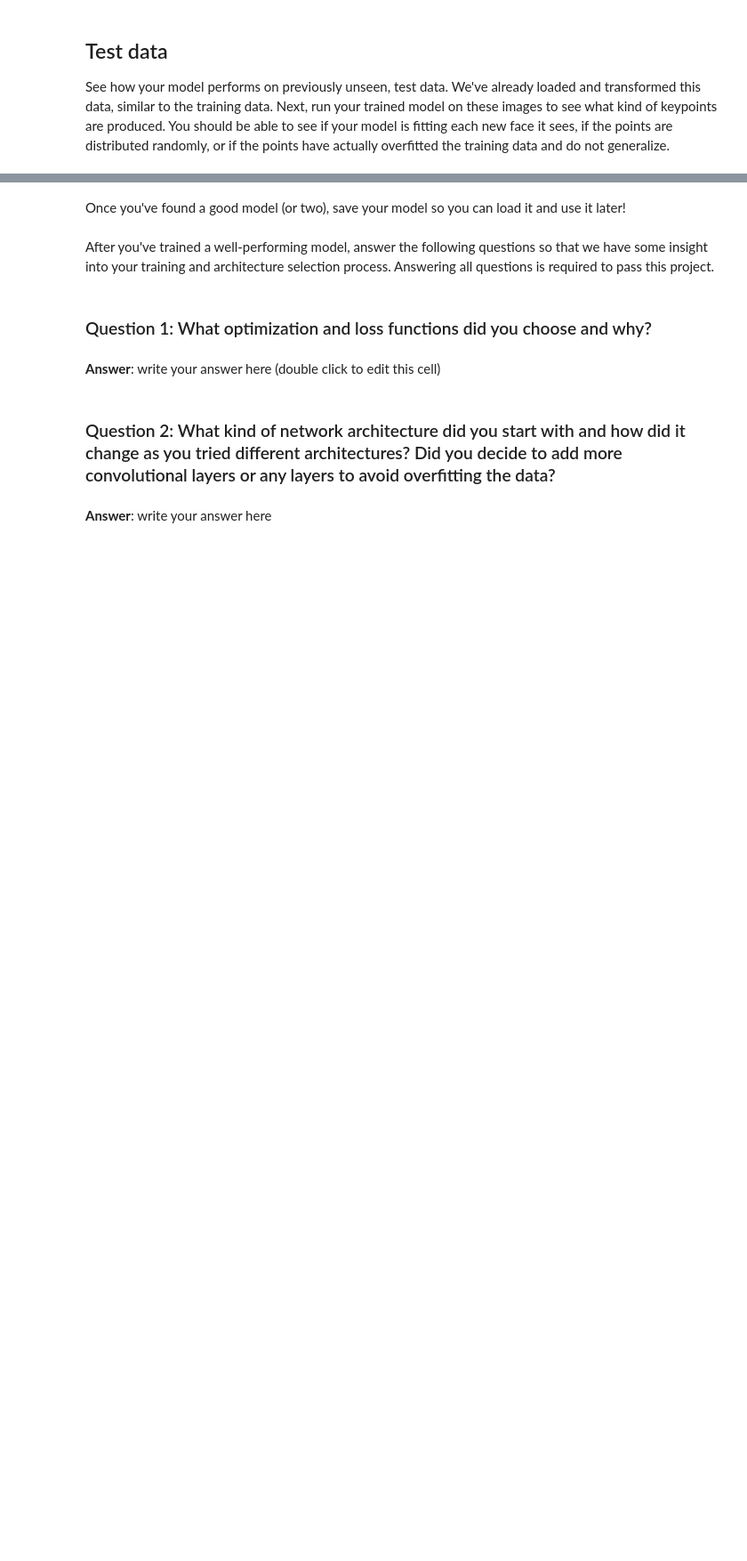
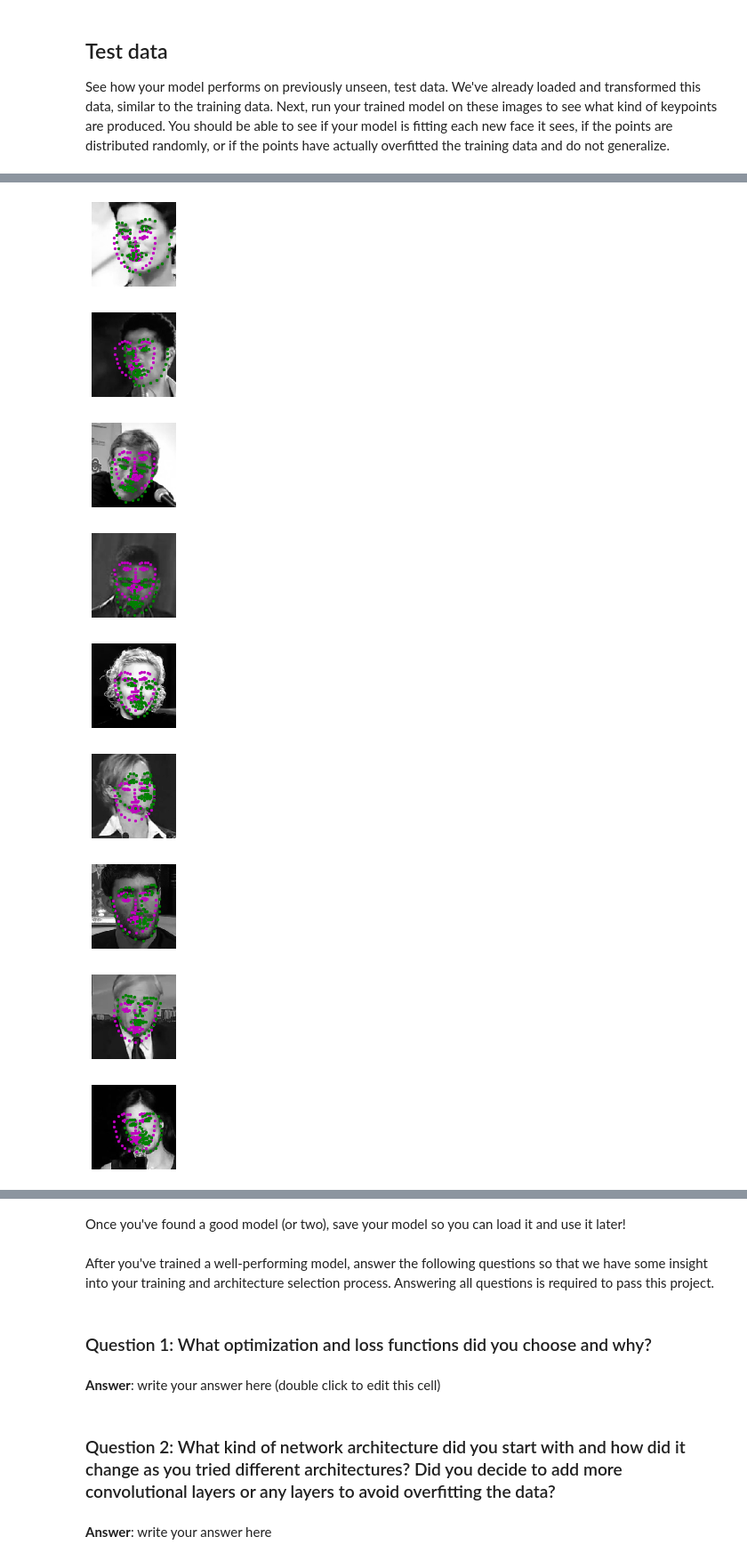
Before and after one commit to BayTown/UD-CVND-Facial-Keypoint-Detection, a Jupyter notebook: 2. Define the Network Architecture.ipynb, the cells around one changed output, grey strips where cells are left out. Shown at 89% size. Saved outputs shown, nothing was run; the diff lists cells and outputs as text; code cells hidden in the pictures; blank space fills up the shorter version.

```diff
--- a/2. Define the Network Architecture.ipynb
+++ b/2. Define the Network Architecture.ipynb
@@ -379,5 +456,15 @@ print(gt_pts.size())
 # %%
 ## TODO: visualize your test output
 # you can use the same function as before, by un-commenting the line below:
 
-# visualize_output(test_images, test_outputs, gt_pts)
+visualize_output(test_images, test_outputs, gt_pts)
+# %% [output]
+[figure, added]
+[figure, added]
+[figure, added]
+[figure, added]
+[figure, added]
+[figure, added]
+[figure, added]
+[figure, added]
+[figure, added]
```
Also changed, not shown: parts of 16 cells of this notebook, 16 other files.
